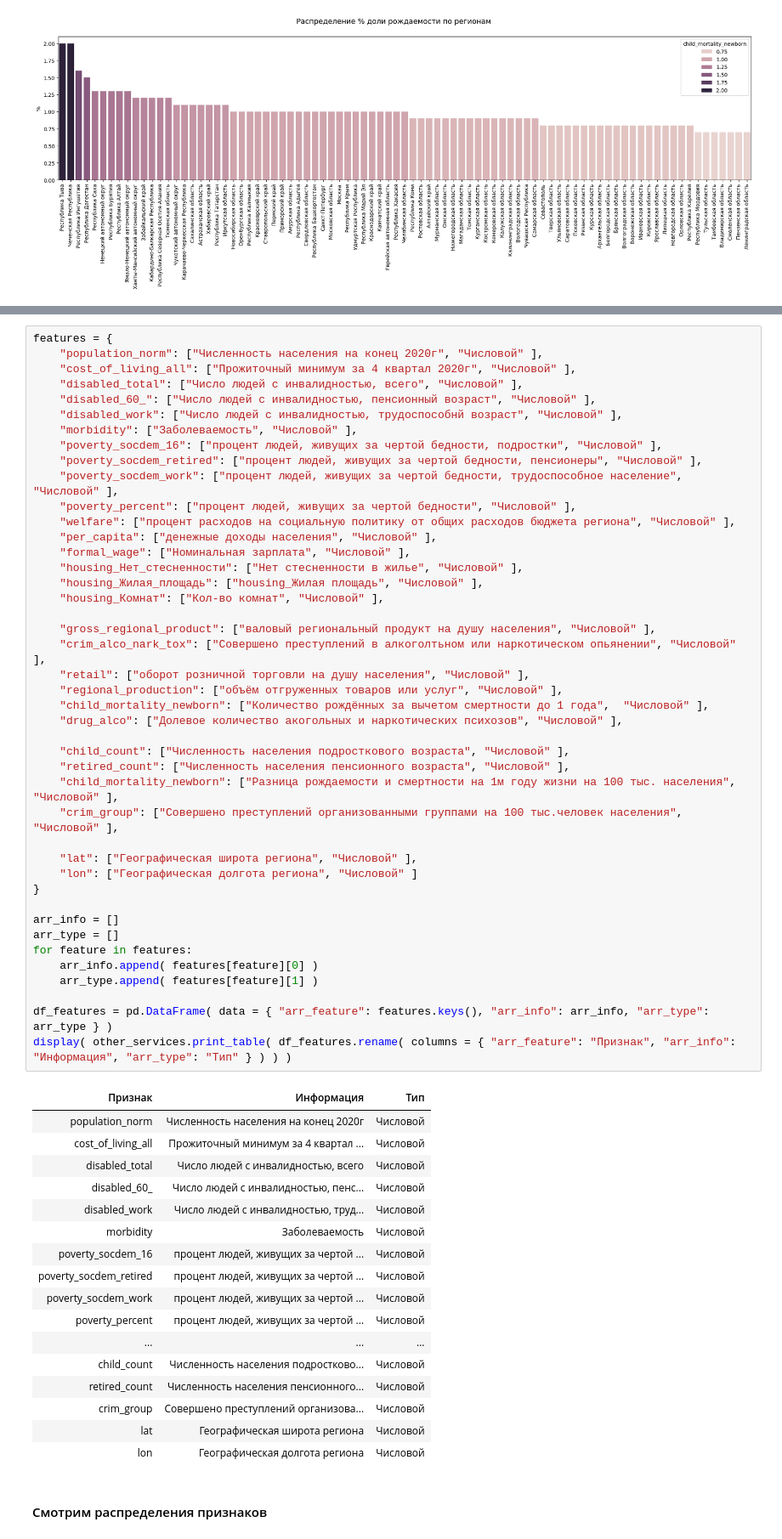
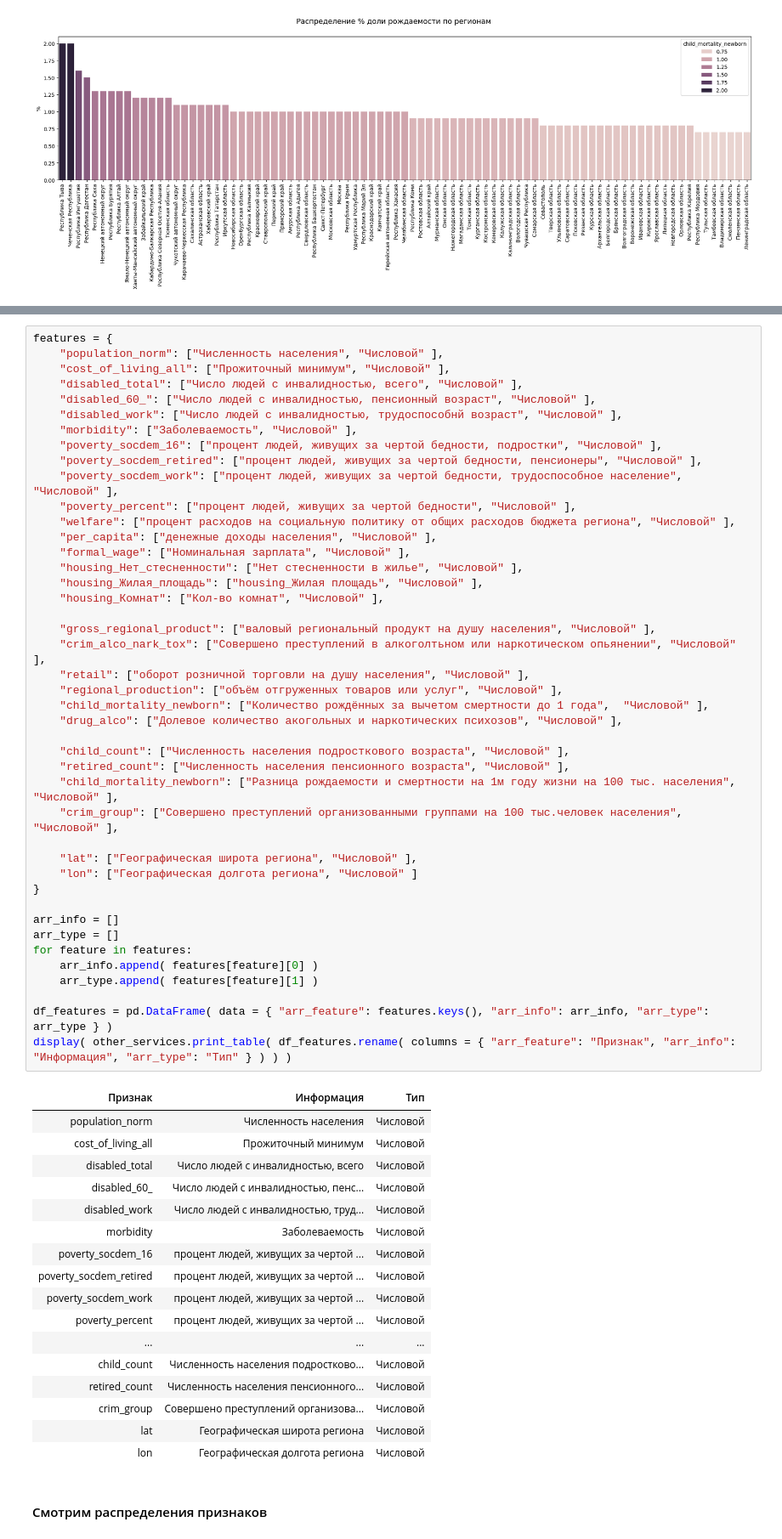
Before and after one commit to dnt1971/SkillFactory_Itog_Project, a Jupyter notebook: 02_eda.ipynb, the cells around one changed output, grey strips where cells are left out. Shown at 85% size. Drawn from its saved outputs; the diff is of its cells as text.

```diff
--- a/02_eda.ipynb
+++ b/02_eda.ipynb
@@ -174,7 +186,7 @@ plot_barplot_df( df = df_model, col = 'child_mortality_newborn', figsize = (24,5
 # %%
 features = {
-    "population_norm": ["Численность населения на конец 2020г", "Числовой" ],
-    "cost_of_living_all": ["Прожиточный минимум за 4 квартал 2020г", "Числовой" ],
+    "population_norm": ["Численность населения", "Числовой" ],
+    "cost_of_living_all": ["Прожиточный минимум", "Числовой" ],
     "disabled_total": ["Число людей с инвалидностью, всего", "Числовой" ],
     "disabled_60_": ["Число людей с инвалидностью, пенсионный возраст", "Числовой" ],
     "disabled_work": ["Число людей с инвалидностью, трудоспособнй возраст", "Числовой" ],
@@ -189,35 +201,35 @@ features = {
     "housing_Нет_стесненности": ["Нет стесненности в жилье", "Числовой" ],
     "housing_Жилая_площадь": ["housing_Жилая площадь", "Числовой" ],
     "housing_Комнат": ["Кол-во комнат", "Числовой" ],
 
     "gross_regional_product": ["валовый региональный продукт на душу населения", "Числовой" ],
     "crim_alco_nark_tox": ["Совершено преступлений в алкоголтьном или наркотическом опьянении", "Числовой" ],
     "retail": ["оборот розничной торговли на душу населения", "Числовой" ],
     "regional_production": ["объём отгруженных товаров или услуг", "Числовой" ],
     "child_mortality_newborn": ["Количество рождённых за вычетом смертности до 1 года",  "Числовой" ],
     "drug_alco": ["Долевое количество акогольных и наркотических психозов", "Числовой" ],
 
     "child_count": ["Численность населения подросткового возраста", "Числовой" ],
     "retired_count": ["Численность населения пенсионного возраста", "Числовой" ],
     "child_mortality_newborn": ["Разница рождаемости и смертности на 1м году жизни на 100 тыс. населения", "Числовой" ],
     "crim_group": ["Совершено преступлений организованными группами на 100 тыс.человек населения", "Числовой" ],
 
     "lat": ["Географическая широта региона", "Числовой" ],
     "lon": ["Географическая долгота региона", "Числовой" ]
 }
 
 arr_info = []
 arr_type = []
 for feature in features:
     arr_info.append( features[feature][0] )
     arr_type.append( features[feature][1] )
 
 df_features = pd.DataFrame( data = { "arr_feature": features.keys(), "arr_info": arr_info, "arr_type": arr_type } )
 display( other_services.print_table( df_features.rename( columns = { "arr_feature": "Признак", "arr_info": "Информация", "arr_type": "Тип" } ) ) )
 # %% [output]
 | Признак | Информация | Тип |
-| population_norm | Численность населения на конец 2020г | Числовой |
-| cost_of_living_all | Прожиточный минимум за 4 квартал ... | Числовой |
+| population_norm | Численность населения | Числовой |
+| cost_of_living_all | Прожиточный минимум | Числовой |
 | disabled_total | Число людей с инвалидностью, всего | Числовой |
 | disabled_60_ | Число людей с инвалидностью, пенс... | Числовой |
 | disabled_work | Число людей с инвалидностью, труд... | Числовой |
```
Also changed, not shown: parts of 22 cells of this notebook, 1 other file.
